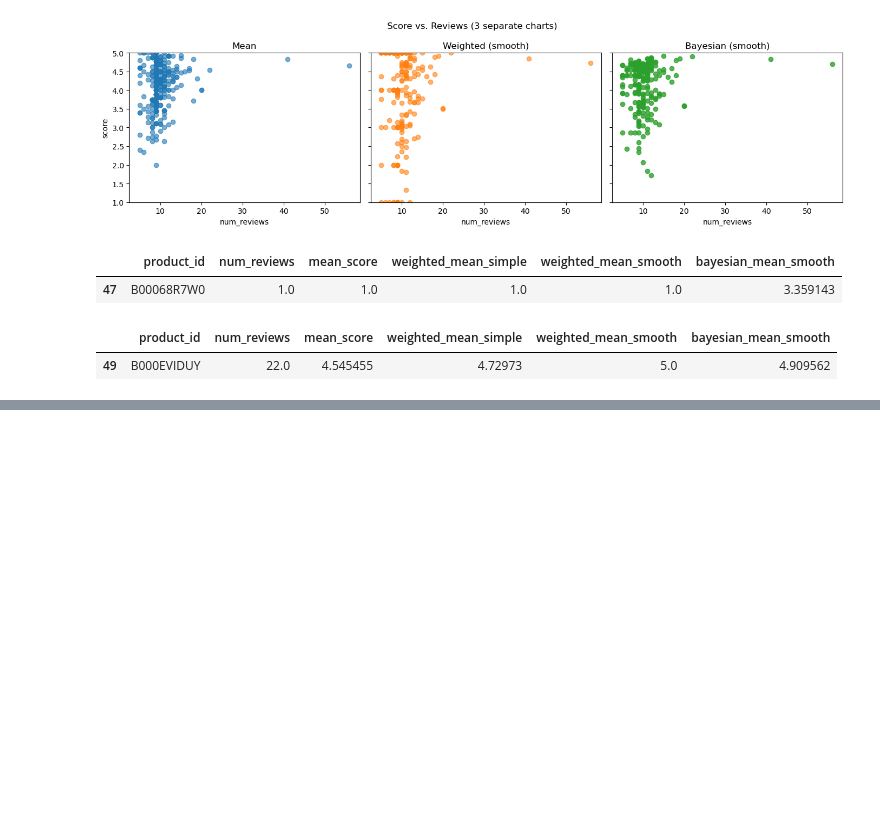
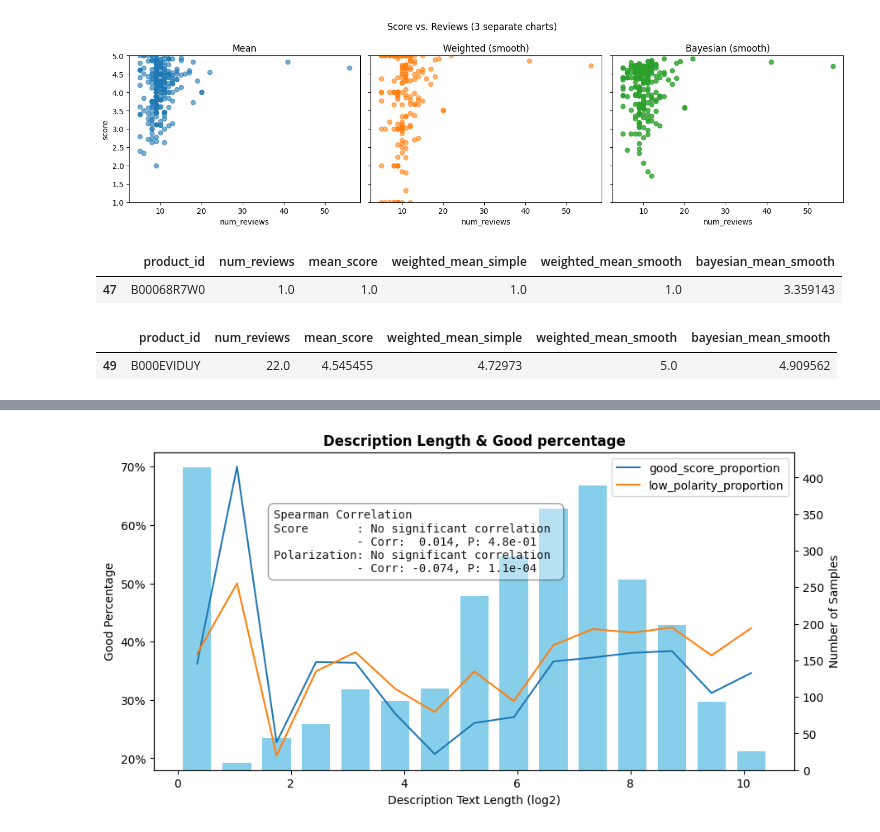
Before and after one commit to Vector239/ISOM5160-project-AI-Driven-Personalized-Product-Improvement-Recommendation-System-for-Amazon-Sellers, a Jupyter notebook: ISOM5160-GROUP7.ipynb, the cells around one changed output, grey strips where cells are left out. Saved outputs shown, nothing was run; the diff lists cells and outputs as text; code cells hidden in the pictures; blank space fills up the shorter version.

```diff
--- a/ISOM5160-GROUP7.ipynb
+++ b/ISOM5160-GROUP7.ipynb
@@ -375,0 +318,4 @@ df_amazon_product_info[df_amazon_product_info.NumRatings > 20].Score.hist(bins=1
+# %%
+draw_correlation_with_description_length(df_amazon_product_info);
+# %% [output]
+[figure, added]
```
Also changed, not shown: parts of 24 cells of this notebook, 1 other file.
